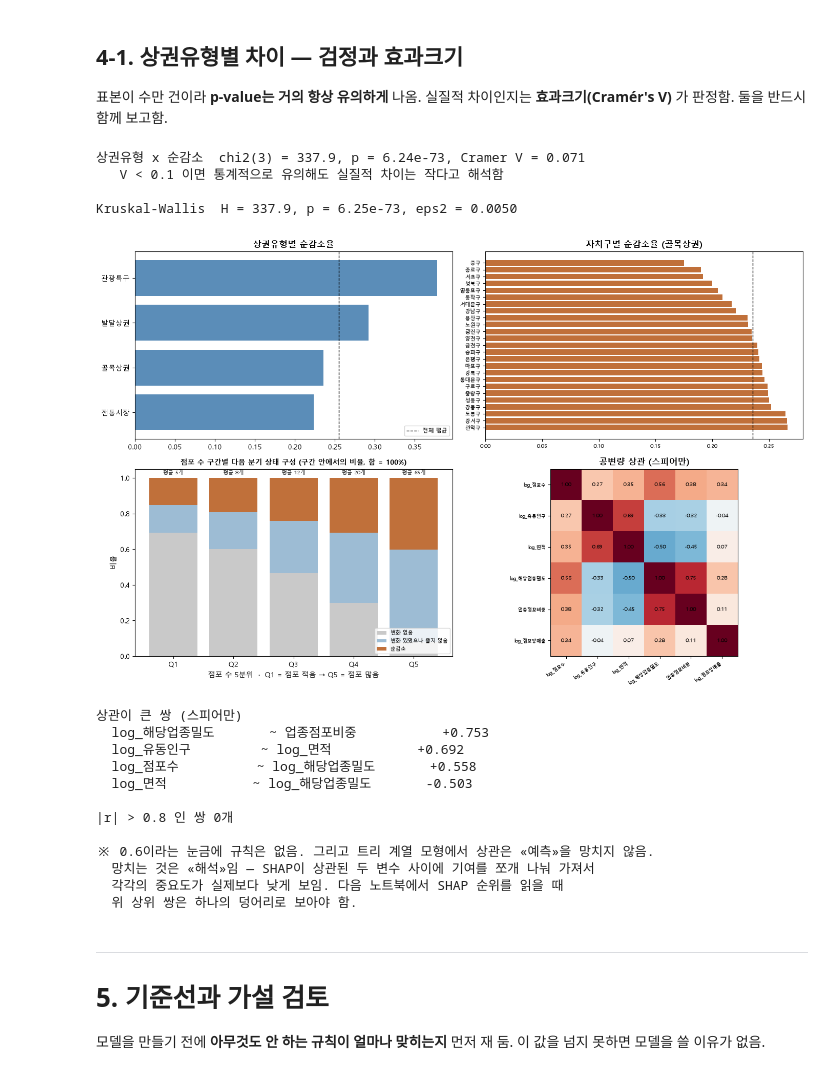
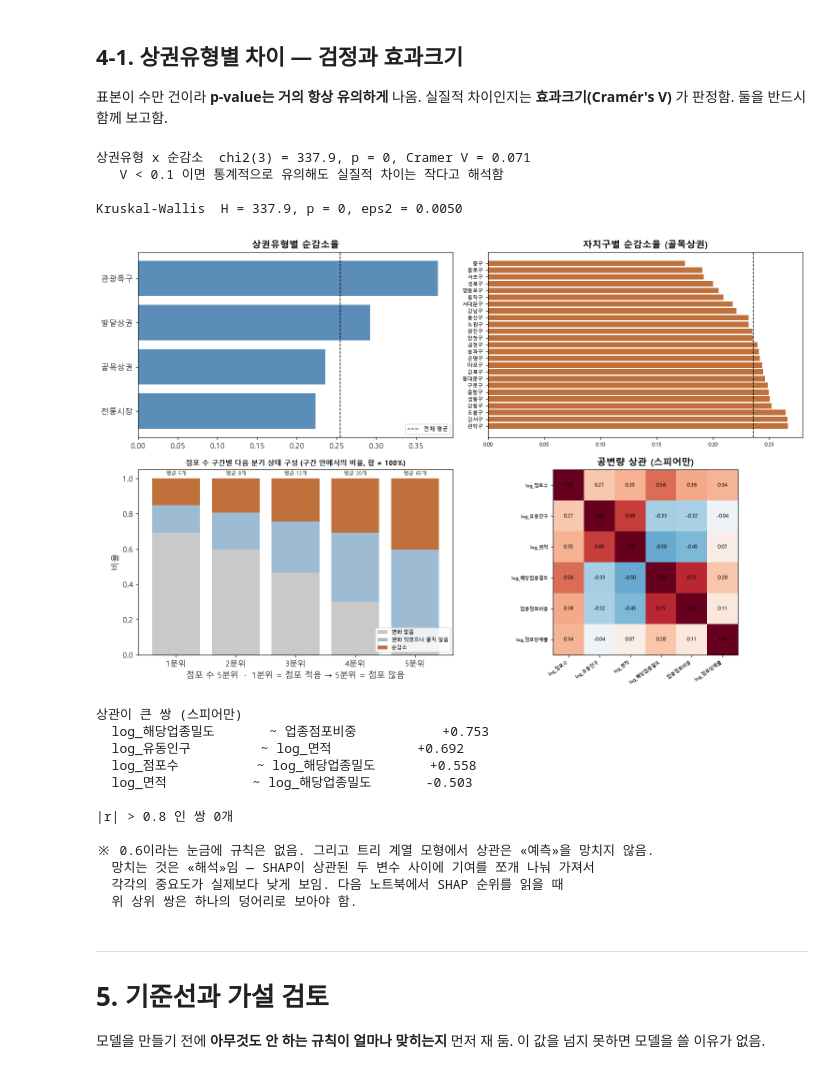
Before and after one commit to d97610-cloud/ai-data-bootcamp, a Jupyter notebook: Project_1_상권폐업위험조기경보/상권_폐업위험_데이터준비_EDA.ipynb, the cells around one changed output. Cells and saved outputs as stored; diff of their text form; code cells hidden in the pictures.

```diff
--- a/Project_1_상권폐업위험조기경보/상권_폐업위험_데이터준비_EDA.ipynb
+++ b/Project_1_상권폐업위험조기경보/상권_폐업위험_데이터준비_EDA.ipynb
@@ -80,6 +80,34 @@ FOOD = ["한식음식점", "중식음식점", "일식음식점", "양식음식
         "패스트푸드점", "치킨전문점", "제과점", "커피-음료", "호프-간이주점"]
 
 print("원본 폴더:", RAW, "| 존재:", RAW.exists())
+# ── 그림 글씨 크기 — 문서에 두 개가 나란히 들어가도 읽히도록 키움 ──
+plt.rcParams.update({
+    "figure.dpi": 110,
+    "font.size": 12,
+    "axes.titlesize": 13,
+    "axes.labelsize": 12,
+    "xtick.labelsize": 11,
+    "ytick.labelsize": 11,
+    "legend.fontsize": 11,
+    "figure.titlesize": 14,
+})
+
+# ── 숫자 표기 — 과학적 표기(e-) 대신 자연 실수로 씀 ──
+def plain(v, max_dp=15):
+    """1.23e-13 처럼 지수로 나오는 값을 0.000000000000123 형태로 바꿈"""
+    if v is None: return "—"
+    try: v = float(v)
+    except (TypeError, ValueError): return str(v)
+    if v != v: return "NaN"
+    if v == 0: return "0"
+    a = abs(v)
+    if a >= 1e15: return f"{v:,.0f}"
+    dp = max_dp if a < 1e-4 else (4 if a < 1 else 2)
+    s = f"{v:,.{dp}f}"
+    if "." in s: s = s.rstrip("0").rstrip(".")
+    return s or "0"
+
+pd.set_option("display.float_format", plain)
 # %% [output]
 원본 폴더: C:\Users\지선호\OneDrive\바탕 화면\AI 데이터 인텔리전스\종합 과제\데이터 | 존재: True
 # %%
@@ -792,18 +939,18 @@ display(t_type.round(3)); display(t_gu.round(3).head(10))
 ct = pd.crosstab(d["상권유형"], d["y"])
 chi2, p, dof, _ = chi2_contingency(ct, correction=False)
 V = np.sqrt(chi2 / (ct.values.sum() * (min(ct.shape) - 1)))
-print(f"상권유형 x 순감소  chi2({dof}) = {chi2:.1f}, p = {p:.3g}, Cramer V = {V:.3f}")
+print(f"상권유형 x 순감소  chi2({dof}) = {chi2:.1f}, p = {plain(p)}, Cramer V = {V:.3f}")
 print("   V < 0.1 이면 통계적으로 유의해도 실질적 차이는 작다고 해석함\n")
 
 groups = [x["y"].values for _, x in d.groupby("상권유형")]
 H, pk = kruskal(*groups)
 eps2 = (H - len(groups) + 1) / (len(d) - len(groups))
-print(f"Kruskal-Wallis  H = {H:.1f}, p = {pk:.3g}, eps2 = {eps2:.4f}")
+print(f"Kruskal-Wallis  H = {H:.1f}, p = {plain(pk)}, eps2 = {eps2:.4f}")
 # %% [output]
-상권유형 x 순감소  chi2(3) = 337.9, p = 6.24e-73, Cramer V = 0.071
+상권유형 x 순감소  chi2(3) = 337.9, p = 0, Cramer V = 0.071
    V < 0.1 이면 통계적으로 유의해도 실질적 차이는 작다고 해석함
 
-Kruskal-Wallis  H = 337.9, p = 6.25e-73, eps2 = 0.0050
+Kruskal-Wallis  H = 337.9, p = 0, eps2 = 0.0050
 # %%
 fig, ax = plt.subplots(2, 2, figsize=(14, 9))
 ax[0,0].barh(t_type.index, t_type["순감소율"], color="#5b8db8")
@@ -818,39 +965,39 @@ st = d.groupby(["규모구간", "다음상태"], observed=True).size().unstack(f
 st = st.div(st.sum(axis=1), axis=0)[[S_NONE, S_FLAT, S_DROP]]
 bot = np.zeros(len(st))
 for c, col in zip(st.columns, ["#c9c9c9", "#9dbcd4", "#c0703a"]):
-    ax[1,0].bar([f"Q{i+1}" for i in st.index], st[c], bottom=bot, color=col, label=c)
+    ax[1,0].bar([f"{i+1}분위" for i in st.index], st[c], bottom=bot, color=col, label=c)
     bot += st[c].values
 ax[1,0].set_title("점포 수 구간별 다음 분기 상태 구성 (구간 안에서의 비율, 합 = 100%)",
                   weight="bold", fontsize=10)
-ax[1,0].set_xlabel("점포 수 5분위  ·  Q1 = 점포 적음 → Q5 = 점포 많음")
+ax[1,0].set_xlabel("점포 수 5분위  ·  1분위 = 점포 적음 → 5분위 = 점포 많음")
 for xi, (qi, row) in enumerate(st.iterrows()):
     ax[1,0].text(xi, 1.02, f"평균 {size_tab['평균점포'].iloc[xi]:.0f}개",
                  ha="center", fontsize=7.5, color="#444")
 ax[1,0].legend(fontsize=7, loc="lower right"); ax[1,0].set_ylabel("비율")
 
 cov = ["log_점포수", "log_유동인구", "log_면적", "log_해당업종밀도", "업종점포비중",
        "log_점포당매출"]
 corr = d[cov].corr(method="spearman")
 im = ax[1,1].imshow(corr, cmap="RdBu_r", vmin=-1, vmax=1)
 ax[1,1].set_xticks(range(len(cov))); ax[1,1].set_xticklabels(cov, rotation=35, fontsize=6.5, ha="right")
 ax[1,1].set_yticks(range(len(cov))); ax[1,1].set_yticklabels(cov, fontsize=6.5)
 for i in range(len(cov)):
     for j in range(len(cov)):
         ax[1,1].text(j, i, f"{corr.iloc[i,j]:.2f}", ha="center", va="center", fontsize=7)
 ax[1,1].set_title("공변량 상관 (스피어만)", weight="bold")
 plt.tight_layout(); plt.savefig(FIG / "basic_eda.png", dpi=130); plt.show()
 pairs = [(cov[a], cov[b], corr.iloc[a, b]) for a in range(len(cov)) for b in range(a+1, len(cov))]
 pairs.sort(key=lambda t: -abs(t[2]))
 print("상관이 큰 쌍 (스피어만)")
 for a_, b_, v_ in pairs[:4]:
     print(f"  {a_:16} ~ {b_:16} {v_:+.3f}")
 print(f"\n|r| > 0.8 인 쌍 {sum(1 for _,_,v_ in pairs if abs(v_) > 0.8)}개")
 print("\n※ 0.6이라는 눈금에 규칙은 없음. 그리고 트리 계열 모형에서 상관은 «예측»을 망치지 않음.")
 print("  망치는 것은 «해석»임 — SHAP이 상관된 두 변수 사이에 기여를 쪼개 나눠 가져서")
 print("  각각의 중요도가 실제보다 낮게 보임. 다음 노트북에서 SHAP 순위를 읽을 때")
 print("  위 상위 쌍은 하나의 덩어리로 보아야 함.")
 # %% [output]
-[figure, old version]
+[figure, new version]
 상관이 큰 쌍 (스피어만)
   log_해당업종밀도       ~ 업종점포비중           +0.753
   log_유동인구         ~ log_면적           +0.692
```
Also changed, not shown: parts of 43 cells of this notebook, 3 other files.
